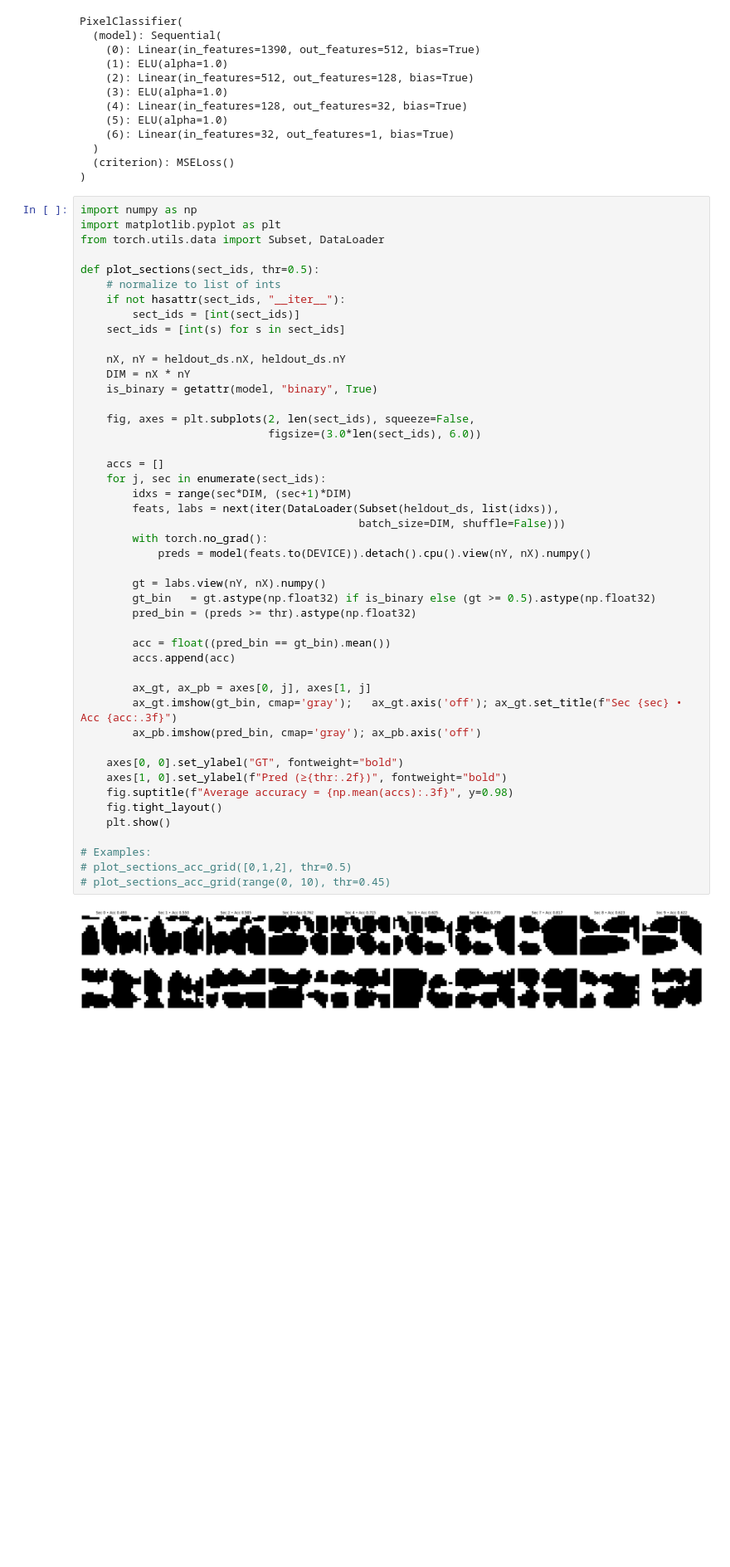
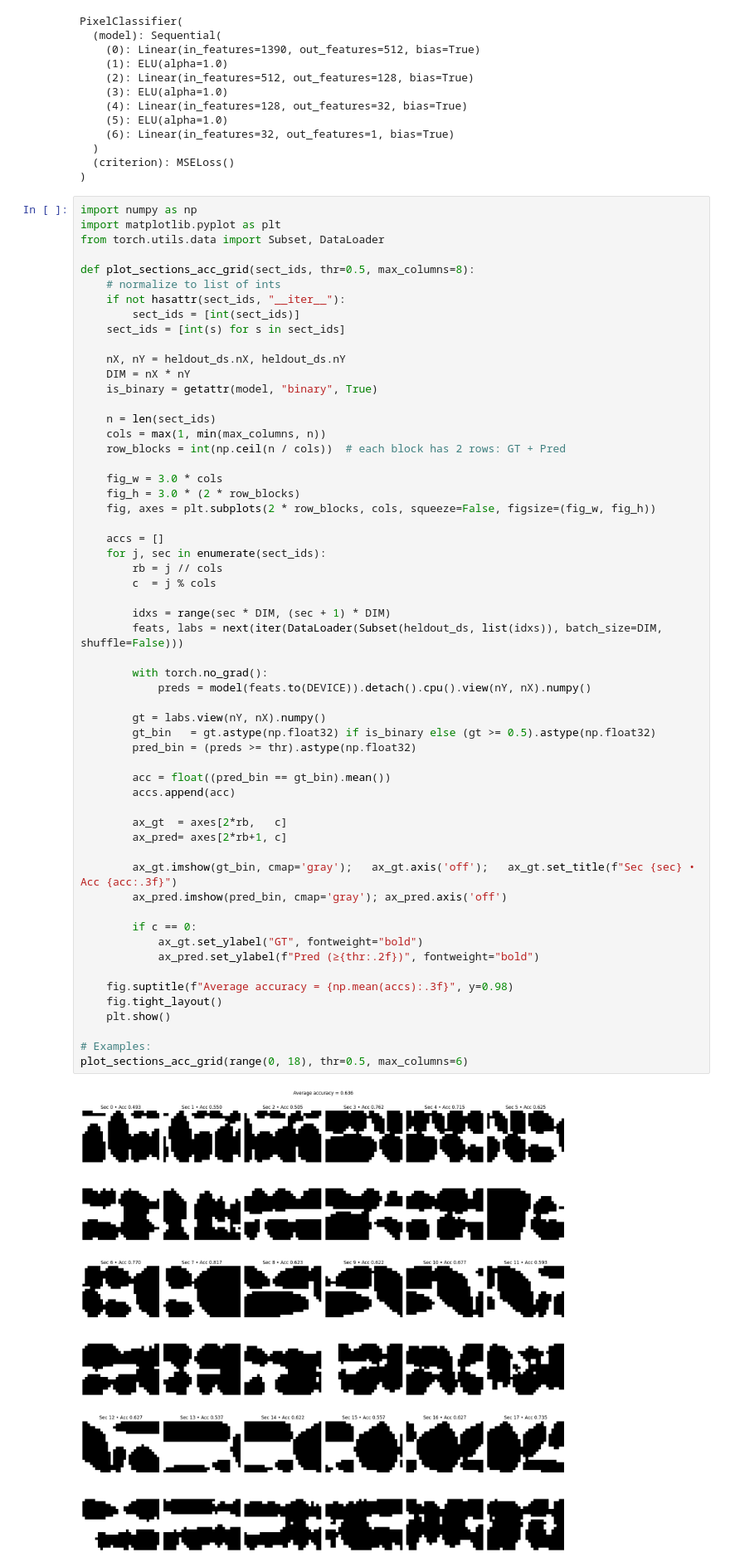
Before and after one commit to jm-wltr/deep-learning-wall-tomography, a Jupyter notebook: notebooks/test_arch1.ipynb, the cells around one changed output. Shown at 83% size. Drawn from its saved outputs; the diff is of its cells as text; blank space fills up the shorter version.

```diff
--- a/notebooks/test_arch1.ipynb
+++ b/notebooks/test_arch1.ipynb
@@ -152,46 +152,57 @@ import numpy as np
 import matplotlib.pyplot as plt
 from torch.utils.data import Subset, DataLoader
 
-def plot_sections(sect_ids, thr=0.5):
+def plot_sections_acc_grid(sect_ids, thr=0.5, max_columns=8):
     # normalize to list of ints
     if not hasattr(sect_ids, "__iter__"):
         sect_ids = [int(sect_ids)]
     sect_ids = [int(s) for s in sect_ids]
 
     nX, nY = heldout_ds.nX, heldout_ds.nY
     DIM = nX * nY
     is_binary = getattr(model, "binary", True)
 
-    fig, axes = plt.subplots(2, len(sect_ids), squeeze=False,
-                             figsize=(3.0*len(sect_ids), 6.0))
+    n = len(sect_ids)
+    cols = max(1, min(max_columns, n))
+    row_blocks = int(np.ceil(n / cols))  # each block has 2 rows: GT + Pred
+
+    fig_w = 3.0 * cols
+    fig_h = 3.0 * (2 * row_blocks)
+    fig, axes = plt.subplots(2 * row_blocks, cols, squeeze=False, figsize=(fig_w, fig_h))
 
     accs = []
     for j, sec in enumerate(sect_ids):
-        idxs = range(sec*DIM, (sec+1)*DIM)
-        feats, labs = next(iter(DataLoader(Subset(heldout_ds, list(idxs)),
-                                           batch_size=DIM, shuffle=False)))
+        rb = j // cols
+        c  = j % cols
+
+        idxs = range(sec * DIM, (sec + 1) * DIM)
+        feats, labs = next(iter(DataLoader(Subset(heldout_ds, list(idxs)), batch_size=DIM, shuffle=False)))
+
         with torch.no_grad():
             preds = model(feats.to(DEVICE)).detach().cpu().view(nY, nX).numpy()
 
         gt = labs.view(nY, nX).numpy()
         gt_bin   = gt.astype(np.float32) if is_binary else (gt >= 0.5).astype(np.float32)
         pred_bin = (preds >= thr).astype(np.float32)
 
         acc = float((pred_bin == gt_bin).mean())
         accs.append(acc)
 
-        ax_gt, ax_pb = axes[0, j], axes[1, j]
-        ax_gt.imshow(gt_bin, cmap='gray');   ax_gt.axis('off'); ax_gt.set_title(f"Sec {sec} • Acc {acc:.3f}")
-        ax_pb.imshow(pred_bin, cmap='gray'); ax_pb.axis('off')
+        ax_gt  = axes[2*rb,   c]
+        ax_pred= axes[2*rb+1, c]
 
-    axes[0, 0].set_ylabel("GT", fontweight="bold")
-    axes[1, 0].set_ylabel(f"Pred (≥{thr:.2f})", fontweight="bold")
+        ax_gt.imshow(gt_bin, cmap='gray');   ax_gt.axis('off');   ax_gt.set_title(f"Sec {sec} • Acc {acc:.3f}")
+        ax_pred.imshow(pred_bin, cmap='gray'); ax_pred.axis('off')
+
+        if c == 0:
+            ax_gt.set_ylabel("GT", fontweight="bold")
+            ax_pred.set_ylabel(f"Pred (≥{thr:.2f})", fontweight="bold")
+
     fig.suptitle(f"Average accuracy = {np.mean(accs):.3f}", y=0.98)
     fig.tight_layout()
     plt.show()
 
 # Examples:
-# plot_sections_acc_grid([0,1,2], thr=0.5)
-# plot_sections_acc_grid(range(0, 10), thr=0.45)
+plot_sections_acc_grid(range(0, 18), thr=0.5, max_columns=6)
 # %% [output]
-[figure, old version]
+[figure, new version]
```
Also changed, not shown: parts of 1 cell of this notebook, 18 other files.
